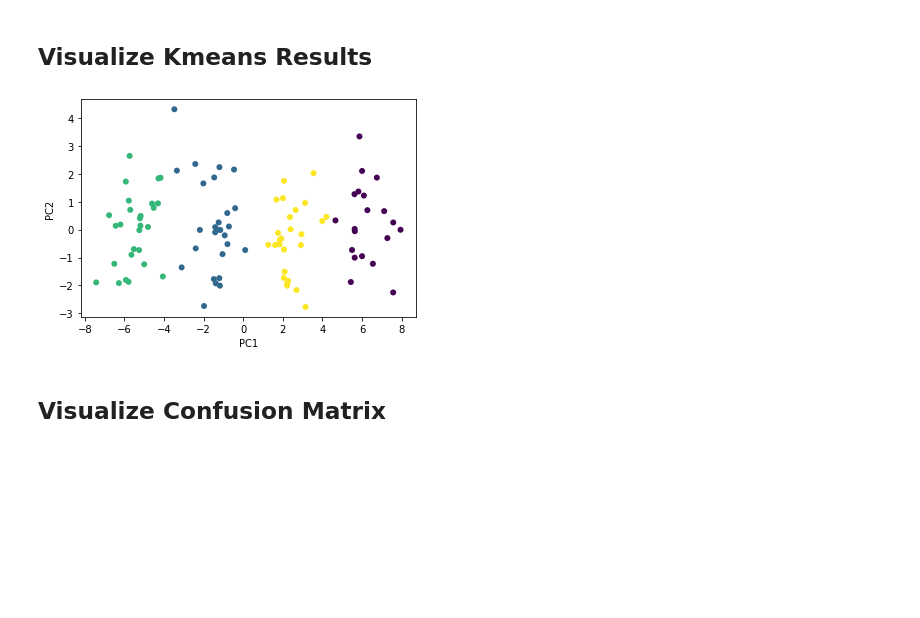
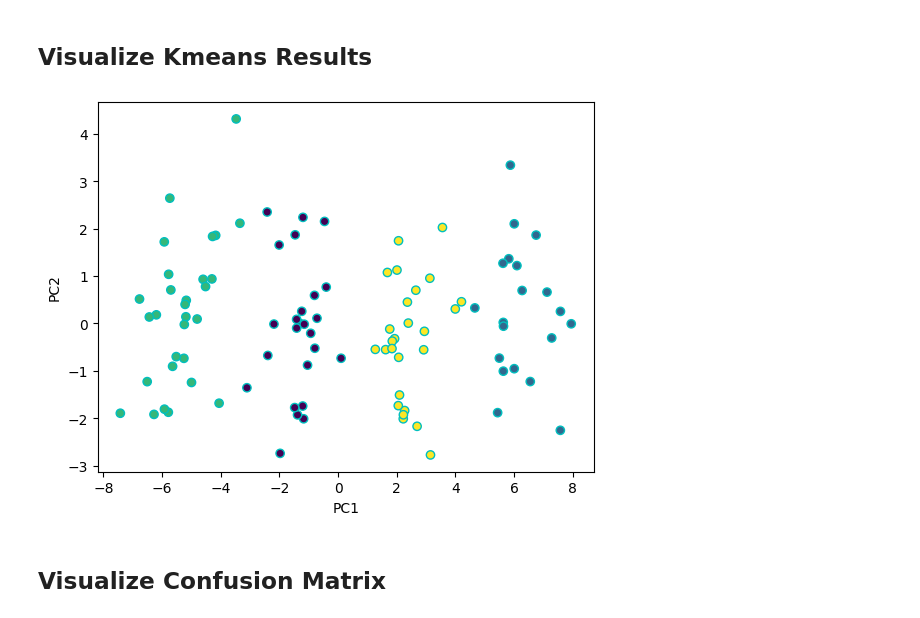
Before and after one commit to ayjmax/data-mining-course, a Jupyter notebook: lectures/Lec8_Visualization_Similarity_Matrix & PCA-based Dimensionality Reduction.ipynb, the cells around one changed output. Cells and saved outputs as stored; diff of their text form; code cells hidden in the pictures; blank space fills up the shorter version.

```diff
--- a/lectures/Lec8_Visualization_Similarity_Matrix & PCA-based Dimensionality Reduction.ipynb
+++ b/lectures/Lec8_Visualization_Similarity_Matrix & PCA-based Dimensionality Reduction.ipynb
@@ -62,16 +62,16 @@ plt.show()
 # %%
 # Kmeans
 km = KMeans(n_clusters=4, init='k-means++', max_iter=300, n_init=3, random_state=0)
 km.fit(data2D[:, 0:1])   # See what happened for Kmeans results and confusion matrix below with data2D[:, 0:1] as input
 
 # Show
 plt.scatter(data2D[:, 0], data2D[:, 1],
-            c=km.labels_, edgecolor='')
+            c=km.labels_, edgecolor='c')
 plt.xlabel('PC1')
 plt.ylabel('PC2')
 plt.show()
 # %% [output]
-[figure, old version]
+[figure, new version]
 # %% [markdown]
 ## Visualize Confusion Matrix
 # %%
```
Also changed, not shown: parts of 2 cells of this notebook, 1 other file.
